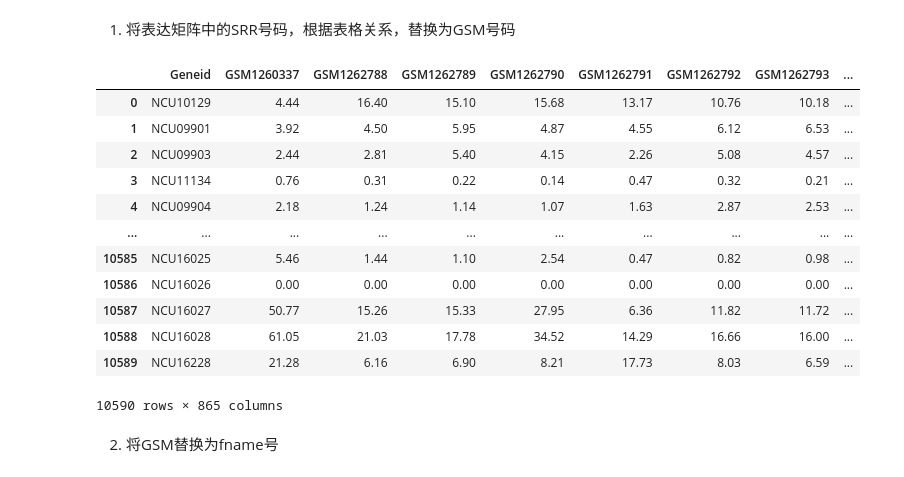
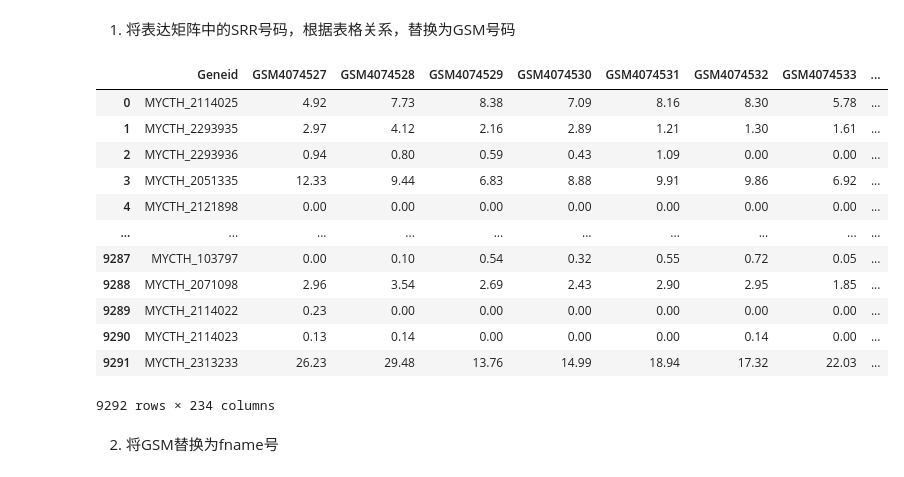
Before and after one commit to dongchen1998/code, a Jupyter notebook: mtd/RNA-seq/2.制作exp表.ipynb, the cells around one changed output. Drawn from its saved outputs; the diff is of its cells as text; code cells hidden in the pictures.

```diff
--- a/mtd/RNA-seq/2.制作exp表.ipynb
+++ b/mtd/RNA-seq/2.制作exp表.ipynb
@@ -2,7 +2,7 @@
 import pandas as pd
 import copy
 # %%
-keyname = 'Nc'
+keyname = 'Mt'
 path = '/Users/dongjiacheng/Desktop/coder/mtd/RNA-seq/'+ keyname +'/'
 print(path)
 # %% [output]
@@ -58,36 +72,36 @@ df_fpkm_filter
 # %% [markdown]
 1. 将表达矩阵中的SRR号码，根据表格关系，替换为GSM号码
 # %%
-df_exp = pd.read_csv(path + keyname + "_1_FPKM_filter.csv").copy()
+df_exp = pd.read_csv(path + keyname + "_1_FPKM.csv").copy()
 df_exp = df_exp.drop(df_exp.columns[1:6], axis=1) # df_exp不保存第二列到第六列
 
-df_sample = pd.read_excel(path + keyname + "_sample_raw_2023.12.18.xlsx").copy()
+df_sample = pd.read_excel(path + keyname + "_sample_raw_2023.12.28.xlsx").copy()
 
 # SRR 号码映射为 GSM 号码
 id_map = dict(zip(df_sample["Run"], df_sample["Sample Name"]))
 df_gsm = pd.DataFrame(df_exp)
 
 # 替换文件中的样本名称
 new_columns = ["Geneid"] + [id_map[col] for col in df_exp.columns[1:]]
 df_exp.columns = new_columns
 
 df_gsm = pd.DataFrame(df_exp)
 df_gsm.to_csv(path + keyname + "_4_FPKM_GSM.csv", sep=',',index=False)
 df_gsm
 # %% [output]
-|  | Geneid | GSM1260337 | GSM1262788 | GSM1262789 | GSM1262790 | GSM1262791 | GSM1262792 | GSM1262793 | ... |
-| 0 | NCU10129 | 4.44 | 16.40 | 15.10 | 15.68 | 13.17 | 10.76 | 10.18 | ... |
-| 1 | NCU09901 | 3.92 | 4.50 | 5.95 | 4.87 | 4.55 | 6.12 | 6.53 | ... |
-| 2 | NCU09903 | 2.44 | 2.81 | 5.40 | 4.15 | 2.26 | 5.08 | 4.57 | ... |
-| 3 | NCU11134 | 0.76 | 0.31 | 0.22 | 0.14 | 0.47 | 0.32 | 0.21 | ... |
-| 4 | NCU09904 | 2.18 | 1.24 | 1.14 | 1.07 | 1.63 | 2.87 | 2.53 | ... |
+|  | Geneid | GSM4074527 | GSM4074528 | GSM4074529 | GSM4074530 | GSM4074531 | GSM4074532 | GSM4074533 | ... |
+| 0 | MYCTH_2114025 | 4.92 | 7.73 | 8.38 | 7.09 | 8.16 | 8.30 | 5.78 | ... |
+| 1 | MYCTH_2293935 | 2.97 | 4.12 | 2.16 | 2.89 | 1.21 | 1.30 | 1.61 | ... |
+| 2 | MYCTH_2293936 | 0.94 | 0.80 | 0.59 | 0.43 | 1.09 | 0.00 | 0.00 | ... |
+| 3 | MYCTH_2051335 | 12.33 | 9.44 | 6.83 | 8.88 | 9.91 | 9.86 | 6.92 | ... |
+| 4 | MYCTH_2121898 | 0.00 | 0.00 | 0.00 | 0.00 | 0.00 | 0.00 | 0.00 | ... |
 | ... | ... | ... | ... | ... | ... | ... | ... | ... | ... |
-| 10585 | NCU16025 | 5.46 | 1.44 | 1.10 | 2.54 | 0.47 | 0.82 | 0.98 | ... |
-| 10586 | NCU16026 | 0.00 | 0.00 | 0.00 | 0.00 | 0.00 | 0.00 | 0.00 | ... |
-| 10587 | NCU16027 | 50.77 | 15.26 | 15.33 | 27.95 | 6.36 | 11.82 | 11.72 | ... |
-| 10588 | NCU16028 | 61.05 | 21.03 | 17.78 | 34.52 | 14.29 | 16.66 | 16.00 | ... |
-| 10589 | NCU16228 | 21.28 | 6.16 | 6.90 | 8.21 | 17.73 | 8.03 | 6.59 | ... |
+| 9287 | MYCTH_103797 | 0.00 | 0.10 | 0.54 | 0.32 | 0.55 | 0.72 | 0.05 | ... |
+| 9288 | MYCTH_2071098 | 2.96 | 3.54 | 2.69 | 2.43 | 2.90 | 2.95 | 1.85 | ... |
+| 9289 | MYCTH_2114022 | 0.23 | 0.00 | 0.00 | 0.00 | 0.00 | 0.00 | 0.00 | ... |
+| 9290 | MYCTH_2114023 | 0.13 | 0.14 | 0.00 | 0.00 | 0.00 | 0.14 | 0.00 | ... |
+| 9291 | MYCTH_2313233 | 26.23 | 29.48 | 13.76 | 14.99 | 18.94 | 17.32 | 22.03 | ... |
-10590 rows × 865 columns
+9292 rows × 234 columns
 # %% [markdown]
 2. 将GSM替换为fname号
 # %%
```
Also changed, not shown: parts of 6 cells of this notebook, 4 other files.
